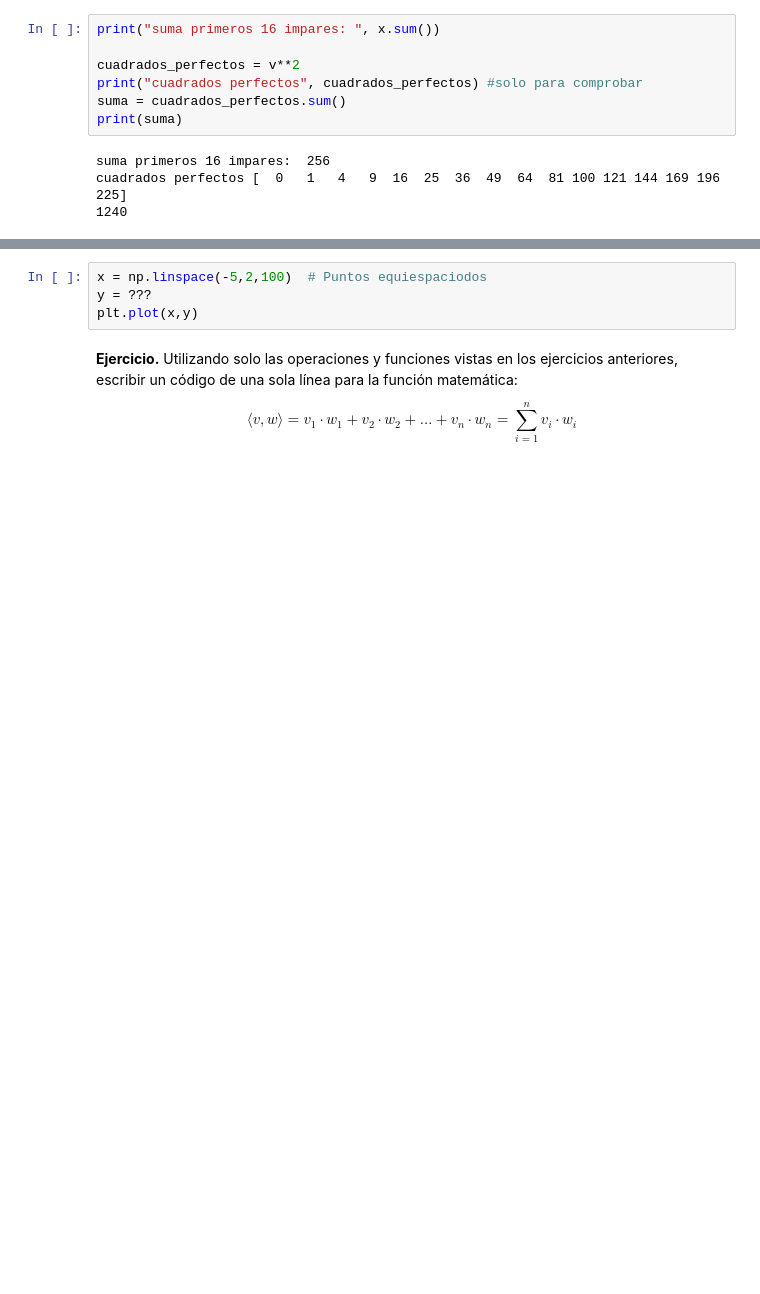
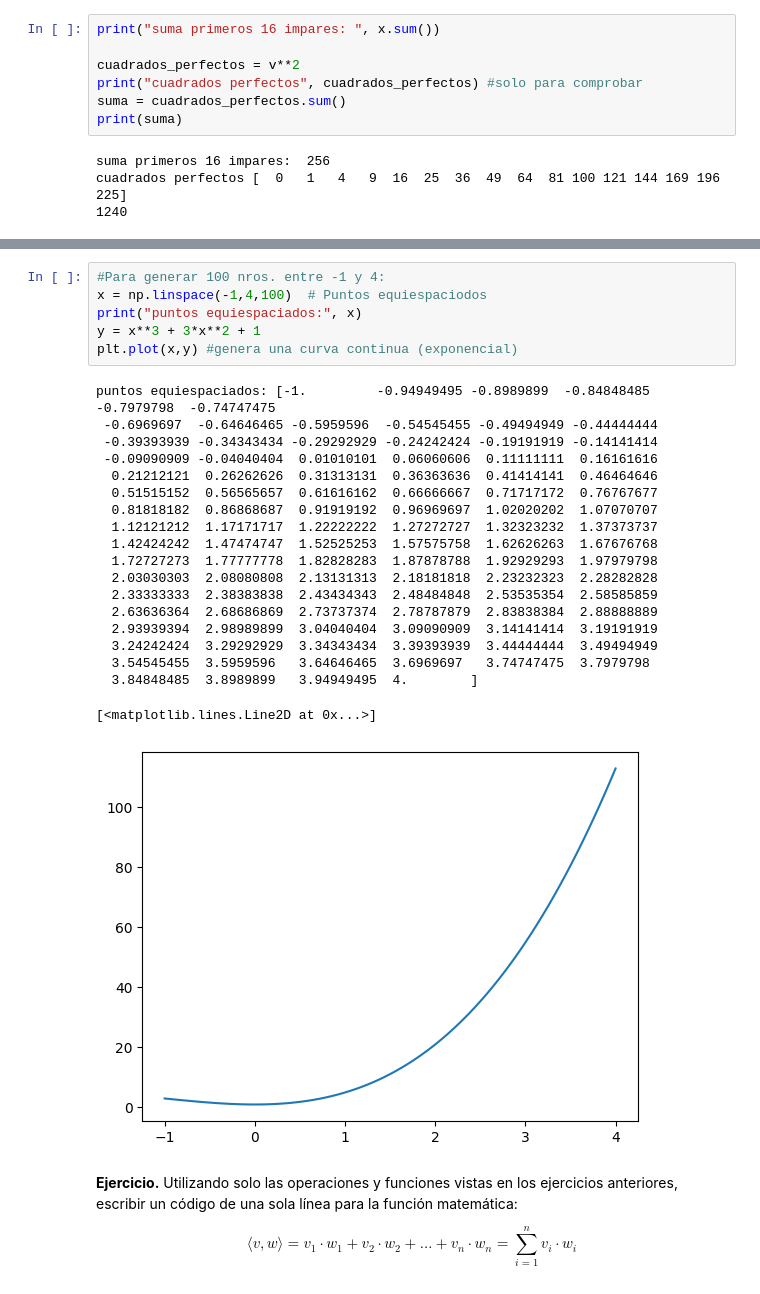
Before and after one commit to smaldonado2004/labo_de_datos, a Jupyter notebook: clase01_ldd_numpy_clase.ipynb, the cells around one changed output, grey strips where cells are left out. Saved outputs shown, nothing was run; the diff lists cells and outputs as text; blank space fills up the shorter version.

```diff
--- a/clase01_ldd_numpy_clase.ipynb
+++ b/clase01_ldd_numpy_clase.ipynb
@@ -476,7 +487,29 @@ plt.plot(x,y)
-# %%
-x = np.linspace(-5,2,100)  # Puntos equiespaciodos
-y = ???
-plt.plot(x,y)
+# %%
+#Para generar 100 nros. entre -1 y 4:
+x = np.linspace(-1,4,100)  # Puntos equiespaciodos
+print("puntos equiespaciados:", x)
+y = x**3 + 3*x**2 + 1
+plt.plot(x,y) #genera una curva continua (exponencial)
+# %% [output]
+puntos equiespaciados: [-1.         -0.94949495 -0.8989899  -0.84848485 -0.7979798  -0.74747475
+ -0.6969697  -0.64646465 -0.5959596  -0.54545455 -0.49494949 -0.44444444
+ -0.39393939 -0.34343434 -0.29292929 -0.24242424 -0.19191919 -0.14141414
+ -0.09090909 -0.04040404  0.01010101  0.06060606  0.11111111  0.16161616
+  0.21212121  0.26262626  0.31313131  0.36363636  0.41414141  0.46464646
+  0.51515152  0.56565657  0.61616162  0.66666667  0.71717172  0.76767677
+  0.81818182  0.86868687  0.91919192  0.96969697  1.02020202  1.07070707
+  1.12121212  1.17171717  1.22222222  1.27272727  1.32323232  1.37373737
+  1.42424242  1.47474747  1.52525253  1.57575758  1.62626263  1.67676768
+  1.72727273  1.77777778  1.82828283  1.87878788  1.92929293  1.97979798
+  2.03030303  2.08080808  2.13131313  2.18181818  2.23232323  2.28282828
+  2.33333333  2.38383838  2.43434343  2.48484848  2.53535354  2.58585859
+  2.63636364  2.68686869  2.73737374  2.78787879  2.83838384  2.88888889
+  2.93939394  2.98989899  3.04040404  3.09090909  3.14141414  3.19191919
+  3.24242424  3.29292929  3.34343434  3.39393939  3.44444444  3.49494949
+  3.54545455  3.5959596   3.64646465  3.6969697   3.74747475  3.7979798
+  3.84848485  3.8989899   3.94949495  4.        ]
+[<matplotlib.lines.Line2D at 0x...>]
+[figure, added]
 # %% [markdown]
 **Ejercicio.**
 Utilizando solo las operaciones y funciones vistas en los ejercicios anteriores, escribir un código
```
Also changed, not shown: parts of 21 cells of this notebook.
